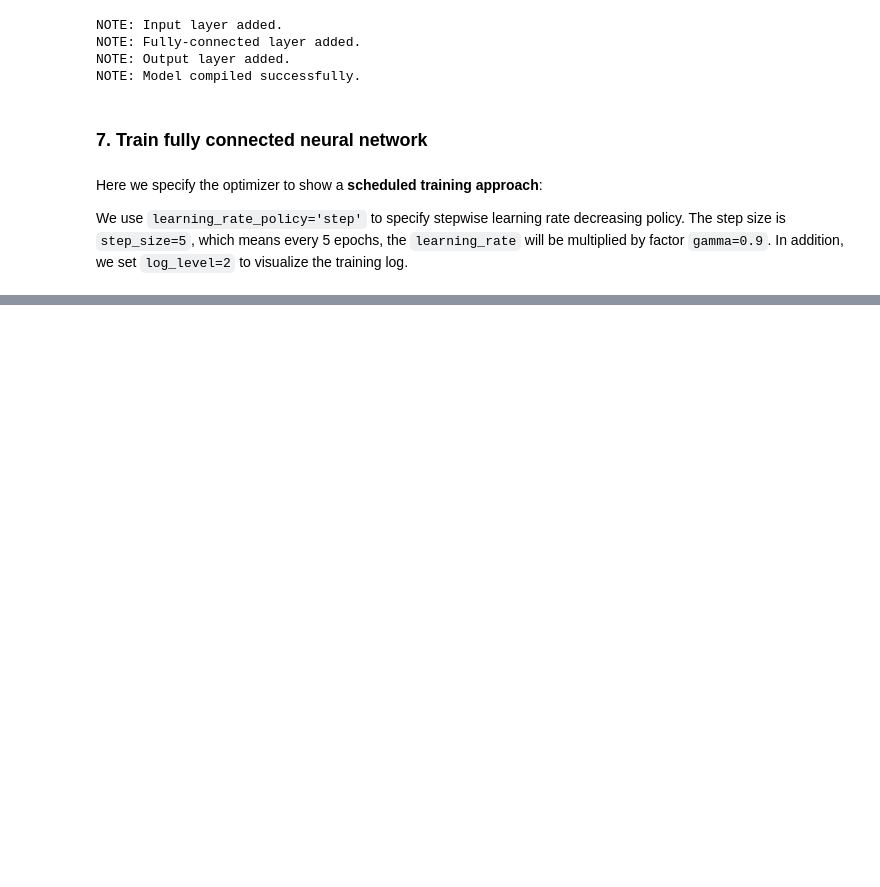
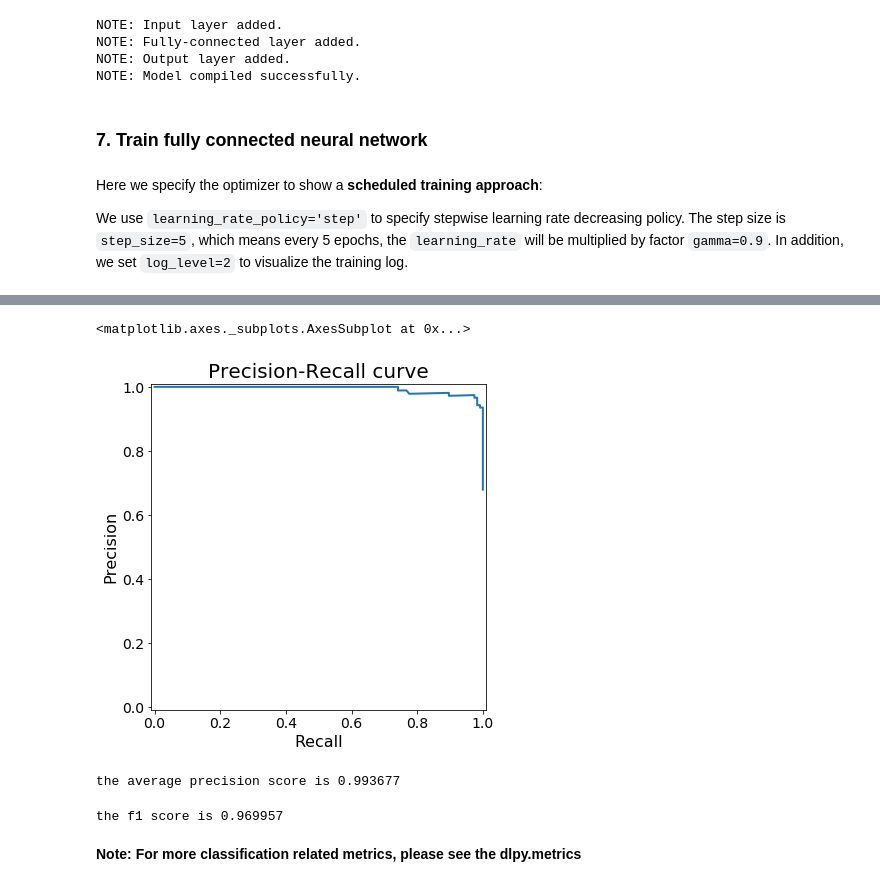
Before and after one commit to sassoftware/python-dlpy, a Jupyter notebook: examples/tabular_data_analysis/Two_Class_Classification_with_Fully_Connected_Neural_Network.ipynb, the cells around one changed output, grey strips where cells are left out. Saved outputs shown, nothing was run; the diff lists cells and outputs as text; code cells hidden in the pictures; blank space fills up the shorter version.

Commit message:
change tabular data analysis example to demo newly added metrics

```diff
--- a/examples/tabular_data_analysis/Two_Class_Classification_with_Fully_Connected_Neural_Network.ipynb
+++ b/examples/tabular_data_analysis/Two_Class_Classification_with_Fully_Connected_Neural_Network.ipynb
@@ -202,0 +207,20 @@ The area under the curve is: 0.9870
+# %%
+# Plot the precision recall curve for target_class = 1.
+plot_precision_recall(test_result_table, 'target_class', 'P_target_class1', pos_label=1, figsize=(6,6), linewidth=2)
+# %% [output]
+<matplotlib.axes._subplots.AxesSubplot at 0x...>
+[figure, added]
+# %%
+# Calculate the average precision score
+ap = average_precision_score(test_result_table, 'target_class', 'P_target_class1', pos_label=1)
+print('the average precision score is {:.6f}'.format(ap))
+# %% [output]
+the average precision score is 0.993677
+# %%
+# Calculate the f1 score
+f1sc = f1_score(test_result_table, 'target_class', 'I_target_class', pos_label=1)
+print('the f1 score is {:.6f}'.format(f1sc))
+# %% [output]
+the f1 score is 0.969957
+# %% [markdown]
+**Note: For more classification related metrics, please see the dlpy.metrics**
```
Also changed, not shown: parts of 28 cells of this notebook, 1 other file.
